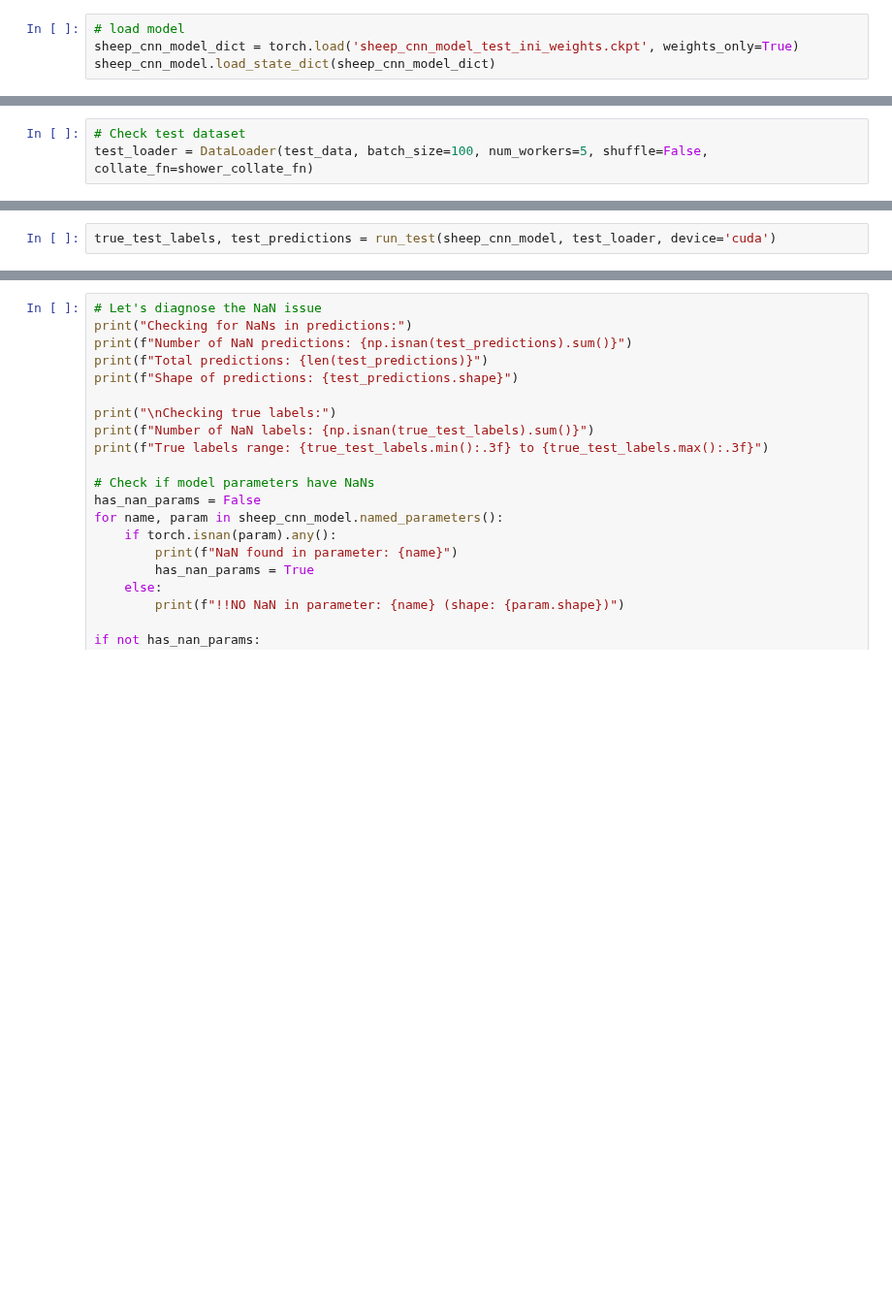
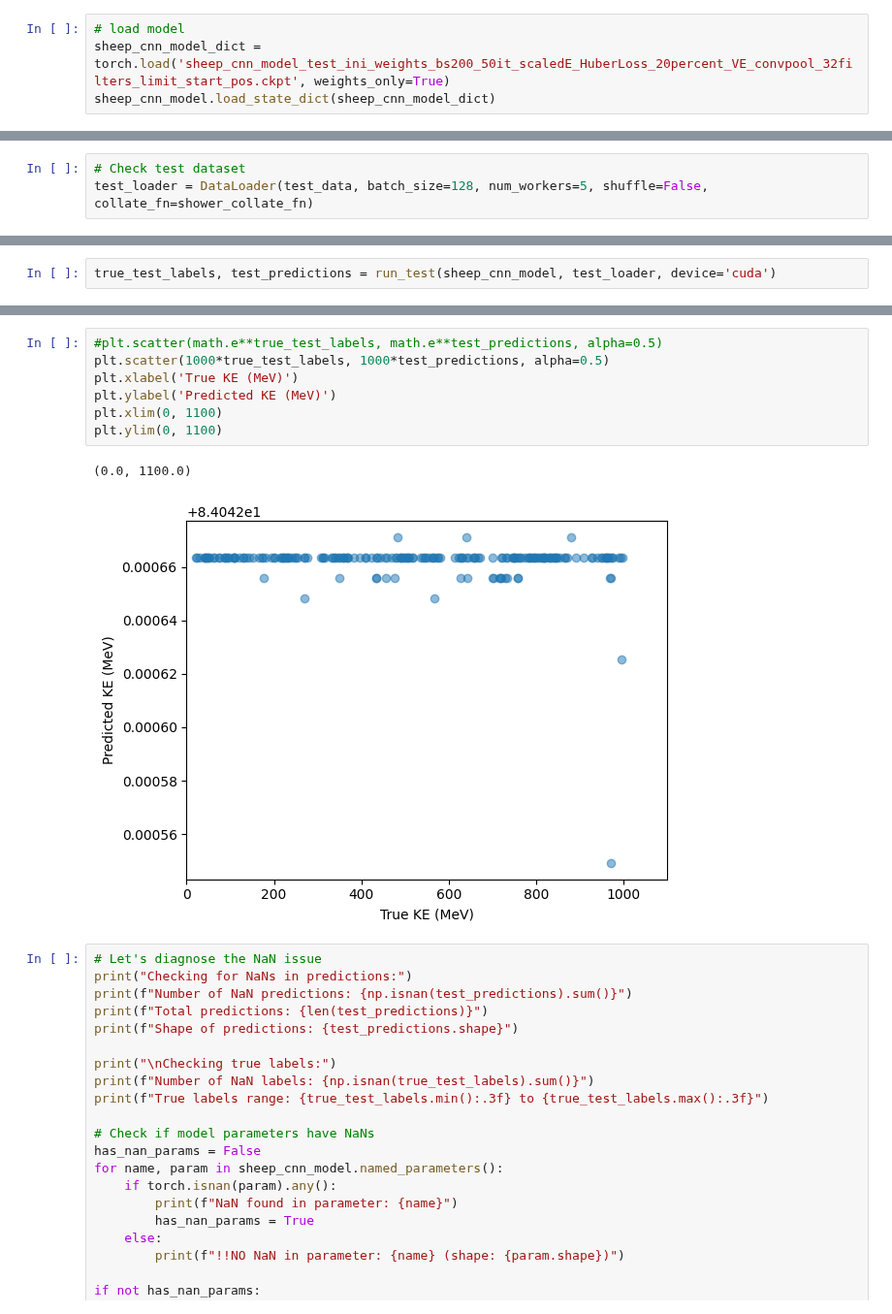
Before and after one commit to edhinkle/sheep-model, a Jupyter notebook: models/cnn/cnn_sheep_dev.ipynb, the cells around one changed output, grey strips where cells are left out. Shown at 97% size. Saved outputs shown, nothing was run; the diff lists cells and outputs as text; blank space fills up the shorter version.

```diff
--- a/models/cnn/cnn_sheep_dev.ipynb
+++ b/models/cnn/cnn_sheep_dev.ipynb
@@ -477,6 +579,6 @@ torch.save(sheep_cnn_model.state_dict(), 'sheep_cnn_model_test_ini_weights.ckpt'
 # %%
 # load model
-sheep_cnn_model_dict = torch.load('sheep_cnn_model_test_ini_weights.ckpt', weights_only=True)
+sheep_cnn_model_dict = torch.load('sheep_cnn_model_test_ini_weights_bs200_50it_scaledE_HuberLoss_20percent_VE_convpool_32filters_limit_start_pos.ckpt', weights_only=True)
 sheep_cnn_model.load_state_dict(sheep_cnn_model_dict)
 # %% [output]
 <All keys matched successfully>
@@ -553,6 +688,6 @@ print(f"• Essential for spotting overfitting or convergence")
 # %%
 # Check test dataset
-test_loader = DataLoader(test_data, batch_size=100, num_workers=5, shuffle=False, collate_fn=shower_collate_fn)
+test_loader = DataLoader(test_data, batch_size=128, num_workers=5, shuffle=False, collate_fn=shower_collate_fn)
 # %%
 # from dune-tech-analysis notebook
 
@@ -618,3 +753,13 @@ True test labels: [6.5224075 6.766136  6.2213717 6.0974197 5.59918   6.8371425 6
+# %%
+#plt.scatter(math.e**true_test_labels, math.e**test_predictions, alpha=0.5)
+plt.scatter(1000*true_test_labels, 1000*test_predictions, alpha=0.5)
+plt.xlabel('True KE (MeV)')
+plt.ylabel('Predicted KE (MeV)')
+plt.xlim(0, 1100)
+plt.ylim(0, 1100)
+# %% [output]
+(0.0, 1100.0)
+[figure, added]
 # %%
 # Let's diagnose the NaN issue
 print("Checking for NaNs in predictions:")
```
Also changed, not shown: parts of 13 cells of this notebook, 2 other files.
